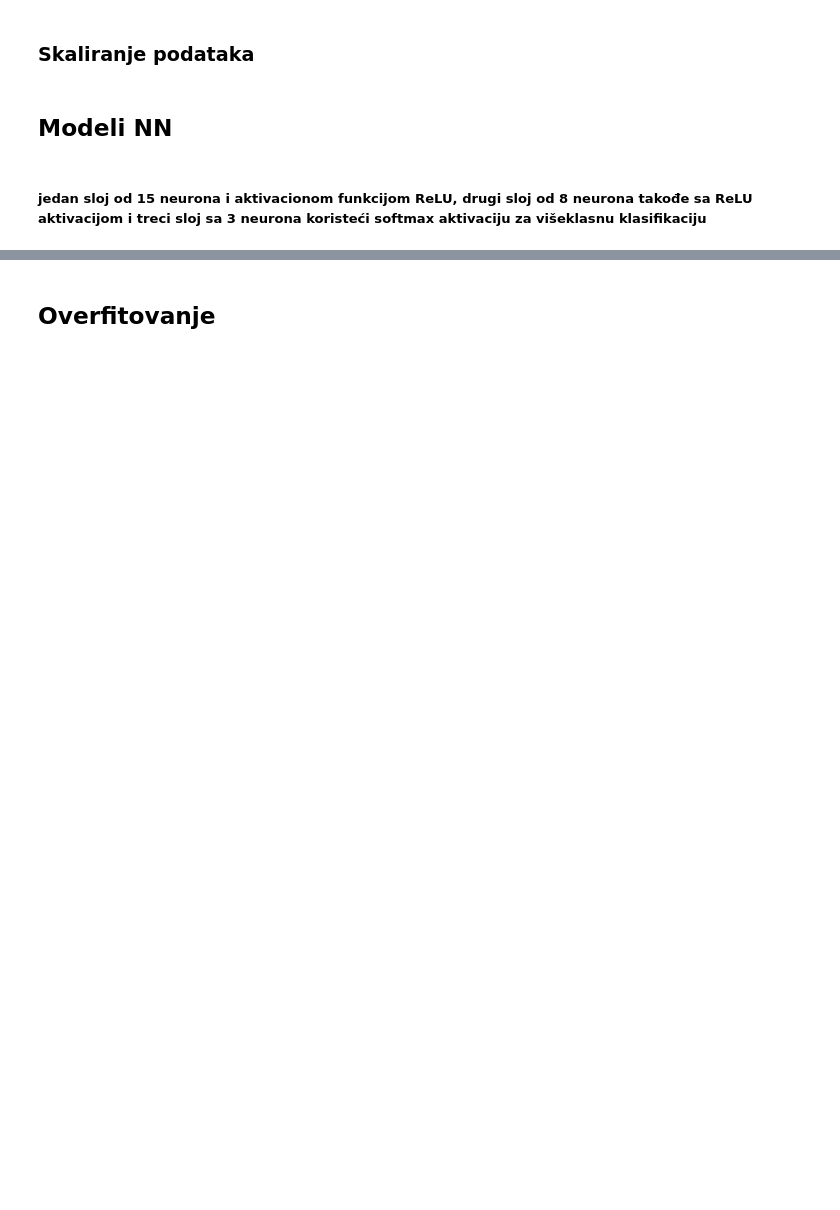
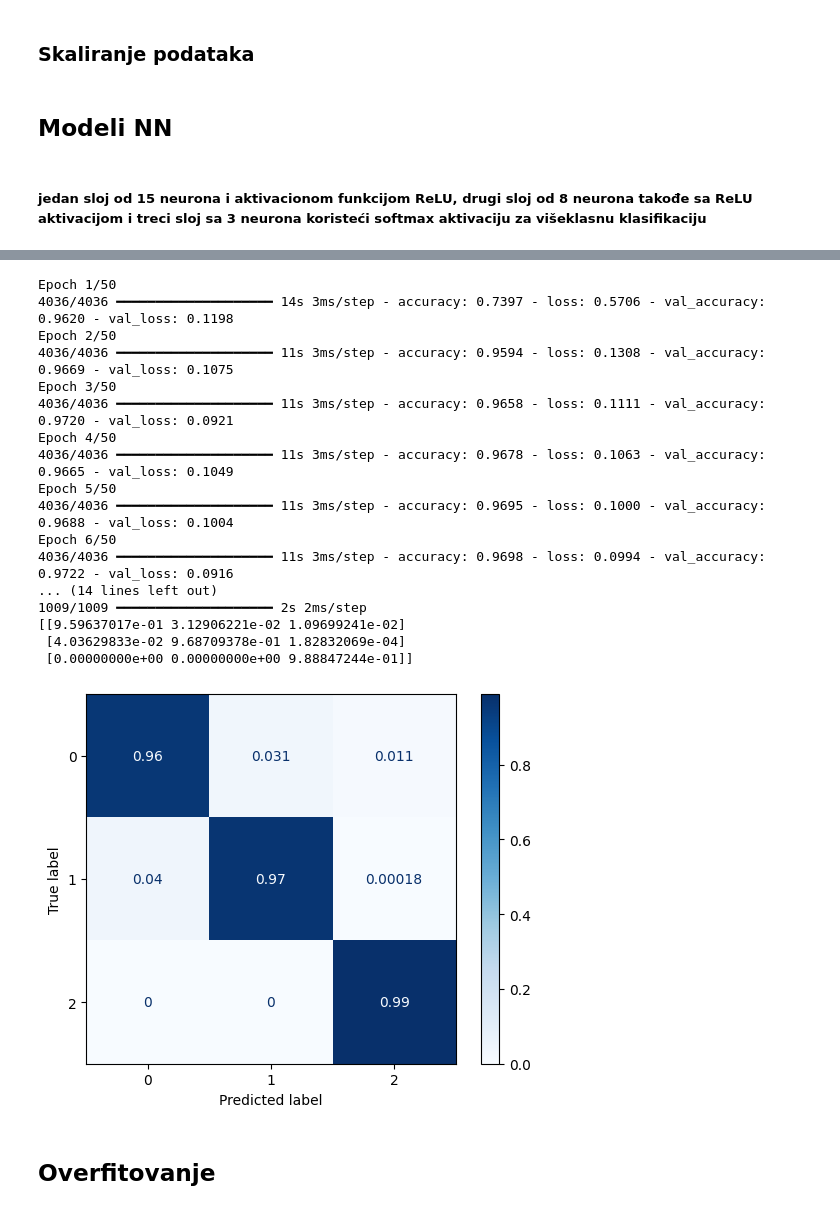
Before and after one commit to TeodoraSekulic/MASINSKO-projekat3, a Jupyter notebook: zvezde/novoP3.ipynb, the cells around one changed output, grey strips where cells are left out. Saved outputs shown, nothing was run; the diff lists cells and outputs as text; code cells hidden in the pictures; blank space fills up the shorter version.

```diff
--- a/zvezde/novoP3.ipynb
+++ b/zvezde/novoP3.ipynb
@@ -621,0 +622,13 @@ plot_loss(history)
+# %%
+from tensorflow.keras.models import Sequential
+from tensorflow.keras.layers import Dense, BatchNormalization
+
+model = Sequential()
+model.add(Dense(15, input_shape=(11,), activation='relu'))
+model.add(BatchNormalization())  # BatchNormalization sloj
+model.add(Dense(8, activation='relu'))
+model.add(Dense(3, activation='softmax'))
+
+model.compile(loss='categorical_crossentropy', optimizer='adam', metrics=['accuracy'])
+
+model.summary()
@@ -622,2 +652,23 @@ plot_loss(history)
+# %%
+history = my_fit(dataframe_enc_stand, model, epochs=50)
+# %% [output]
+Epoch 1/50
+4036/4036 ━━━━━━━━━━━━━━━━━━━━ 14s 3ms/step - accuracy: 0.7397 - loss: 0.5706 - val_accuracy: 0.9620 - val_loss: 0.1198
+Epoch 2/50
+4036/4036 ━━━━━━━━━━━━━━━━━━━━ 11s 3ms/step - accuracy: 0.9594 - loss: 0.1308 - val_accuracy: 0.9669 - val_loss: 0.1075
+Epoch 3/50
+4036/4036 ━━━━━━━━━━━━━━━━━━━━ 11s 3ms/step - accuracy: 0.9658 - loss: 0.1111 - val_accuracy: 0.9720 - val_loss: 0.0921
+Epoch 4/50
+4036/4036 ━━━━━━━━━━━━━━━━━━━━ 11s 3ms/step - accuracy: 0.9678 - loss: 0.1063 - val_accuracy: 0.9665 - val_loss: 0.1049
+Epoch 5/50
+4036/4036 ━━━━━━━━━━━━━━━━━━━━ 11s 3ms/step - accuracy: 0.9695 - loss: 0.1000 - val_accuracy: 0.9688 - val_loss: 0.1004
+Epoch 6/50
+4036/4036 ━━━━━━━━━━━━━━━━━━━━ 11s 3ms/step - accuracy: 0.9698 - loss: 0.0994 - val_accuracy: 0.9722 - val_loss: 0.0916
+... (14 lines left out)
+1009/1009 ━━━━━━━━━━━━━━━━━━━━ 2s 2ms/step
+[[9.59637017e-01 3.12906221e-02 1.09699241e-02]
+ [4.03629833e-02 9.68709378e-01 1.82832069e-04]
+ [0.00000000e+00 0.00000000e+00 9.88847244e-01]]
+[figure, added]
 # %% [markdown]
 ## Overfitovanje
```
Also changed, not shown: parts of 6 cells of this notebook.
